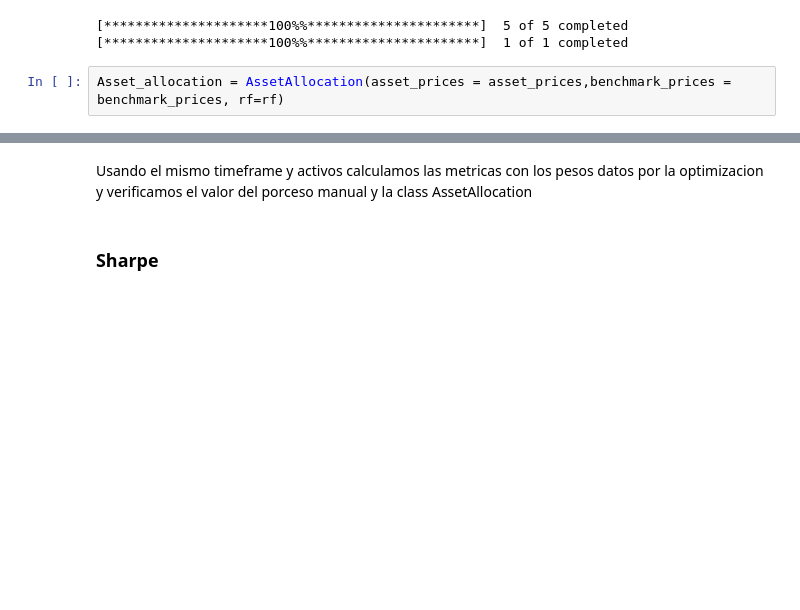
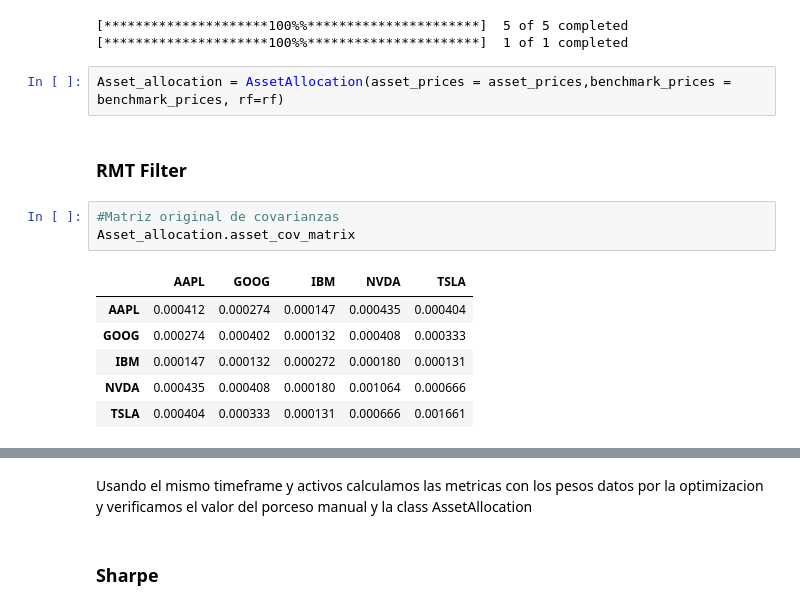
Before and after one commit to Luis1Soto/Asset_Allocation, a Jupyter notebook: Verificacion.ipynb, the cells around one changed output, grey strips where cells are left out. Saved outputs shown, nothing was run; the diff lists cells and outputs as text; blank space fills up the shorter version.

```diff
--- a/Verificacion.ipynb
+++ b/Verificacion.ipynb
@@ -22,3 +22,15 @@ asset_prices, benchmark_prices = downloader.download_data(start_date= start_date
 [*********************100%%**********************]  1 of 1 completed
 # %%
 Asset_allocation = AssetAllocation(asset_prices = asset_prices,benchmark_prices = benchmark_prices, rf=rf)
+# %% [markdown]
+### RMT Filter
+# %%
+#Matriz original de covarianzas
+Asset_allocation.asset_cov_matrix
+# %% [output]
+|  | AAPL | GOOG | IBM | NVDA | TSLA |
+| AAPL | 0.000412 | 0.000274 | 0.000147 | 0.000435 | 0.000404 |
+| GOOG | 0.000274 | 0.000402 | 0.000132 | 0.000408 | 0.000333 |
+| IBM | 0.000147 | 0.000132 | 0.000272 | 0.000180 | 0.000131 |
+| NVDA | 0.000435 | 0.000408 | 0.000180 | 0.001064 | 0.000666 |
+| TSLA | 0.000404 | 0.000333 | 0.000131 | 0.000666 | 0.001661 |
```
Also changed, not shown: parts of 9 cells of this notebook, 2 other files.
